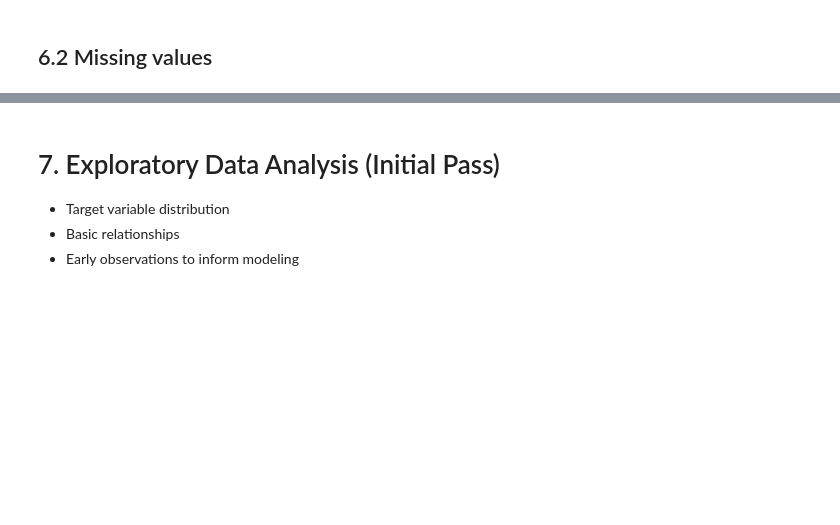
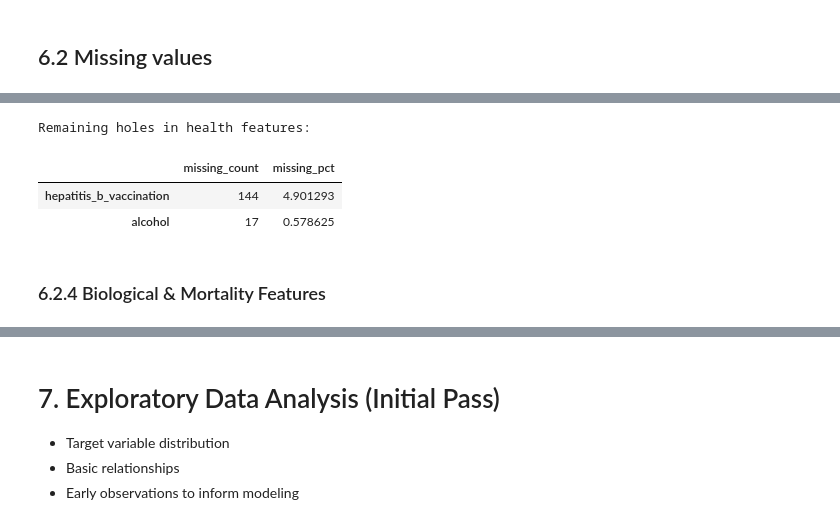
Before and after one commit to MermonGData/longevity-prediction, a Jupyter notebook: notebooks/01_eda_and_preprocessing.ipynb, the cells around one changed output, grey strips where cells are left out. Saved outputs shown, nothing was run; the diff lists cells and outputs as text; code cells hidden in the pictures; blank space fills up the shorter version.

```diff
--- a/notebooks/01_eda_and_preprocessing.ipynb
+++ b/notebooks/01_eda_and_preprocessing.ipynb
@@ -285,0 +346,4 @@ df_clean = df_clean.rename(columns={'bmi': 'overweight_prevalence'})
+# %%
+df_clean[econ_features] = df_clean[econ_features].fillna(
+    df_clean.groupby(['status', 'year'])[econ_features].transform('median')
+)
@@ -285,0 +352,14 @@ df_clean = df_clean.rename(columns={'bmi': 'overweight_prevalence'})
+# %%
+health_features = ['hepatitis_b_vaccination', 'polio_vaccination', 'diphtheria_vaccination', 'alcohol']
+# %%
+for col in health_features:
+    df_clean[col] = df_clean.groupby('country')[col].transform(lambda x: x.interpolate().bfill().ffill())
+# %%
+interpolation_report = get_missingness_report(df_clean[health_features])
+print("Remaining holes in health features:")
+display(interpolation_report)
+# %% [output]
+Remaining holes in health features:
+|  | missing_count | missing_pct |
+| hepatitis_b_vaccination | 144 | 4.901293 |
+| alcohol | 17 | 0.578625 |
@@ -285,0 +371,2 @@ df_clean = df_clean.rename(columns={'bmi': 'overweight_prevalence'})
+# %% [markdown]
+### 6.2.4 Biological & Mortality Features
```
Also changed, not shown: parts of 21 cells of this notebook.
